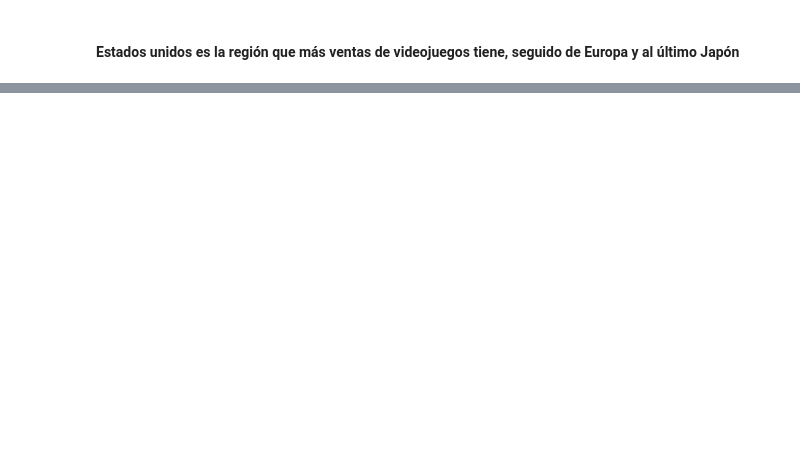
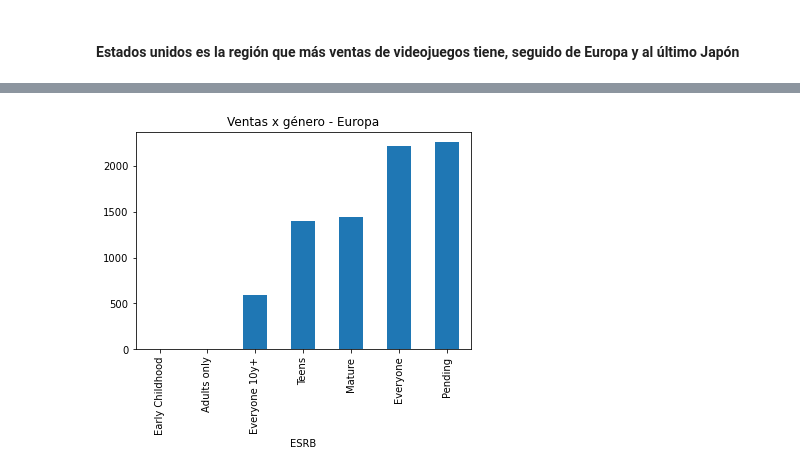
Before and after one commit to latostadorano/tt_s6_games, a Jupyter notebook: 03_analisis.ipynb, the cells around one changed output, grey strips where cells are left out. Cells and saved outputs as stored; diff of their text form; code cells hidden in the pictures; blank space fills up the shorter version.

```diff
--- a/03_analisis.ipynb
+++ b/03_analisis.ipynb
@@ -554,0 +587,12 @@ region_sales.head(10)
+# %%
+europe_rating_sales = europe.groupby('rating_expanded')['total_sales'].sum().reset_index().sort_values(by='total_sales')
+europe_rating_sales.plot(
+    kind='bar',
+    title = 'Ventas x género - Europa',
+    x = 'rating_expanded',
+    xlabel = 'ESRB',
+    legend = False
+)
+plt.show()
+# %% [output]
+[figure, added]
```
Also changed, not shown: parts of 8 cells of this notebook, 2 other files.
